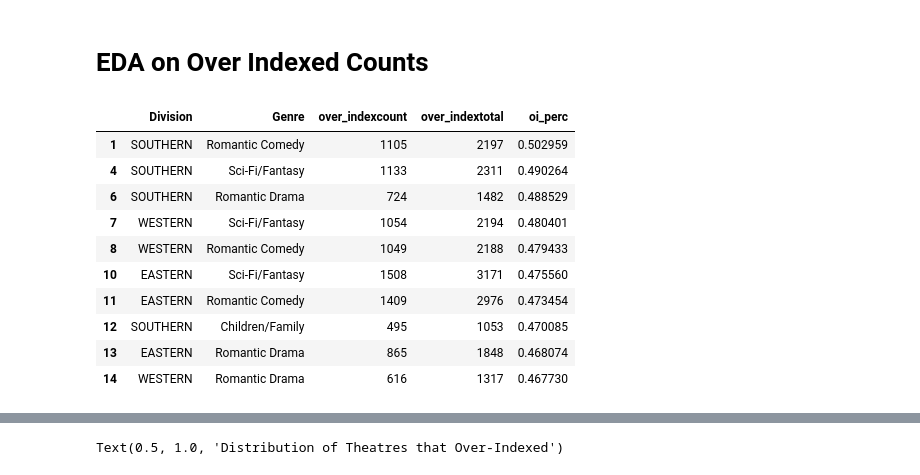
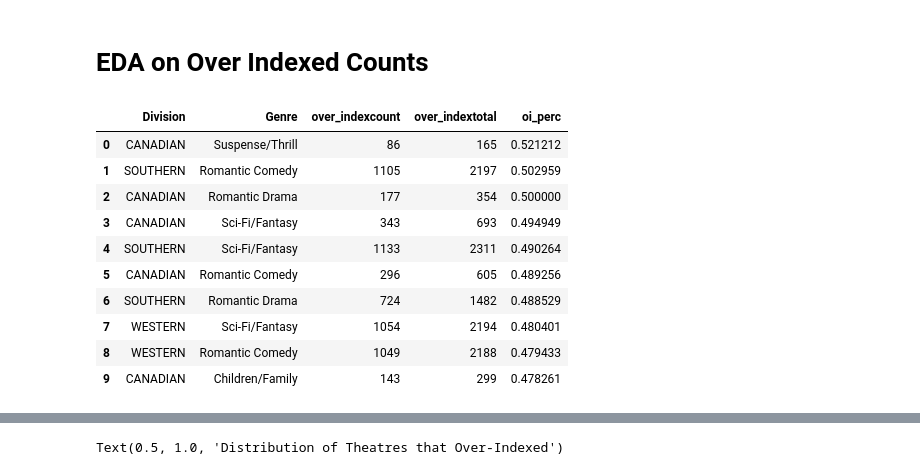
Before and after one commit to xazsanch/Identifiying-Over-and-Under-Performing-US-Movie-Theaters, a Jupyter notebook: over_under_theatres.ipynb, the cells around one changed output, grey strips where cells are left out. Cells and saved outputs as stored; diff of their text form; code cells hidden in the pictures.

```diff
--- a/over_under_theatres.ipynb
+++ b/over_under_theatres.ipynb
@@ -548,24 +548,24 @@ iter4_1hot.drop(['Release','Film (Distributor)'],axis=1,inplace=True)
 # %%
 oi_bytheatre = iter4.pivot_table(values='over_index',index=['Division','Genre'],aggfunc='sum')
 oi_totaltheatre = iter4.pivot_table(values='over_index',index=['Division','Genre'],aggfunc='count')
 oi = oi_bytheatre.join(oi_totaltheatre,lsuffix='count',rsuffix='total')
 #oi = oi[oi['over_indextotal']>55]
 
 oi['oi_perc'] = oi['over_indexcount']/oi['over_indextotal']
 oi.sort_values(by=['oi_perc'],ascending=False,inplace=True)
 oi.reset_index(inplace=True)
-oi[oi['Division'] != 'CANADIAN'].head(10)
+oi.head(10)
 
 #oi.head(10)
 # %% [output]
 |  | Division | Genre | over_indexcount | over_indextotal | oi_perc |
+| 0 | CANADIAN | Suspense/Thrill | 86 | 165 | 0.521212 |
 | 1 | SOUTHERN | Romantic Comedy | 1105 | 2197 | 0.502959 |
+| 2 | CANADIAN | Romantic Drama | 177 | 354 | 0.500000 |
+| 3 | CANADIAN | Sci-Fi/Fantasy | 343 | 693 | 0.494949 |
 | 4 | SOUTHERN | Sci-Fi/Fantasy | 1133 | 2311 | 0.490264 |
+| 5 | CANADIAN | Romantic Comedy | 296 | 605 | 0.489256 |
 | 6 | SOUTHERN | Romantic Drama | 724 | 1482 | 0.488529 |
 | 7 | WESTERN | Sci-Fi/Fantasy | 1054 | 2194 | 0.480401 |
 | 8 | WESTERN | Romantic Comedy | 1049 | 2188 | 0.479433 |
-| 10 | EASTERN | Sci-Fi/Fantasy | 1508 | 3171 | 0.475560 |
-| 11 | EASTERN | Romantic Comedy | 1409 | 2976 | 0.473454 |
-| 12 | SOUTHERN | Children/Family | 495 | 1053 | 0.470085 |
-| 13 | EASTERN | Romantic Drama | 865 | 1848 | 0.468074 |
-| 14 | WESTERN | Romantic Drama | 616 | 1317 | 0.467730 |
+| 9 | CANADIAN | Children/Family | 143 | 299 | 0.478261 |
```
Also changed, not shown: parts of 4 cells of this notebook, 6 other files.
